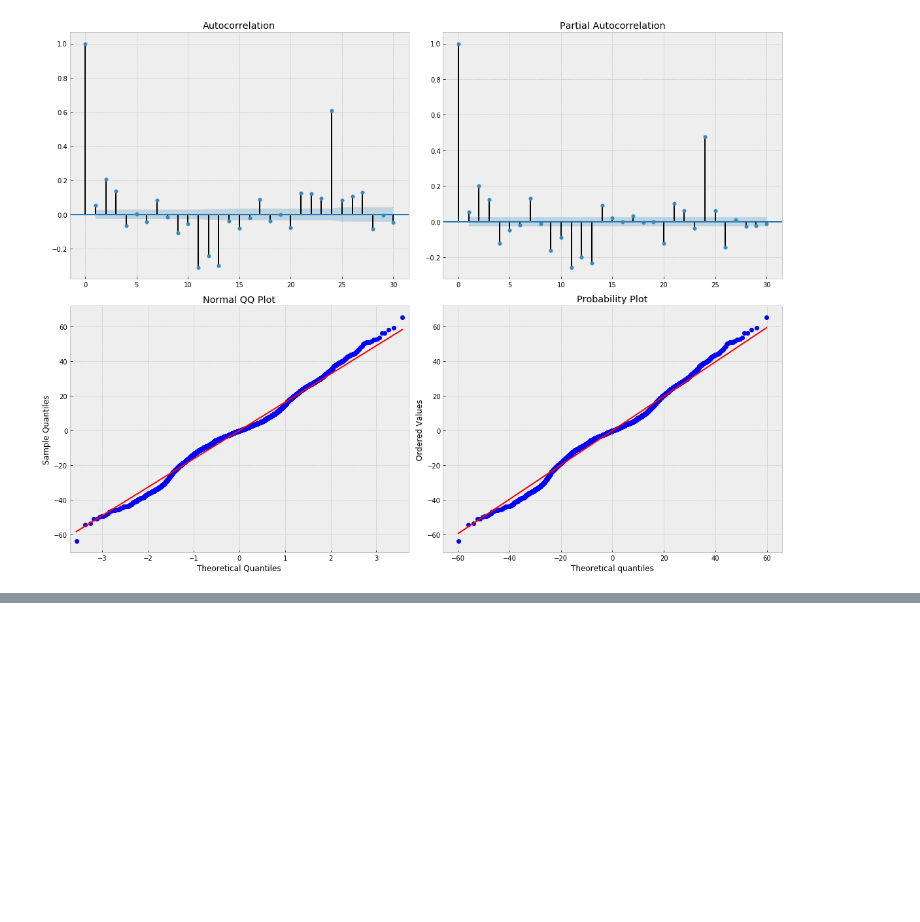
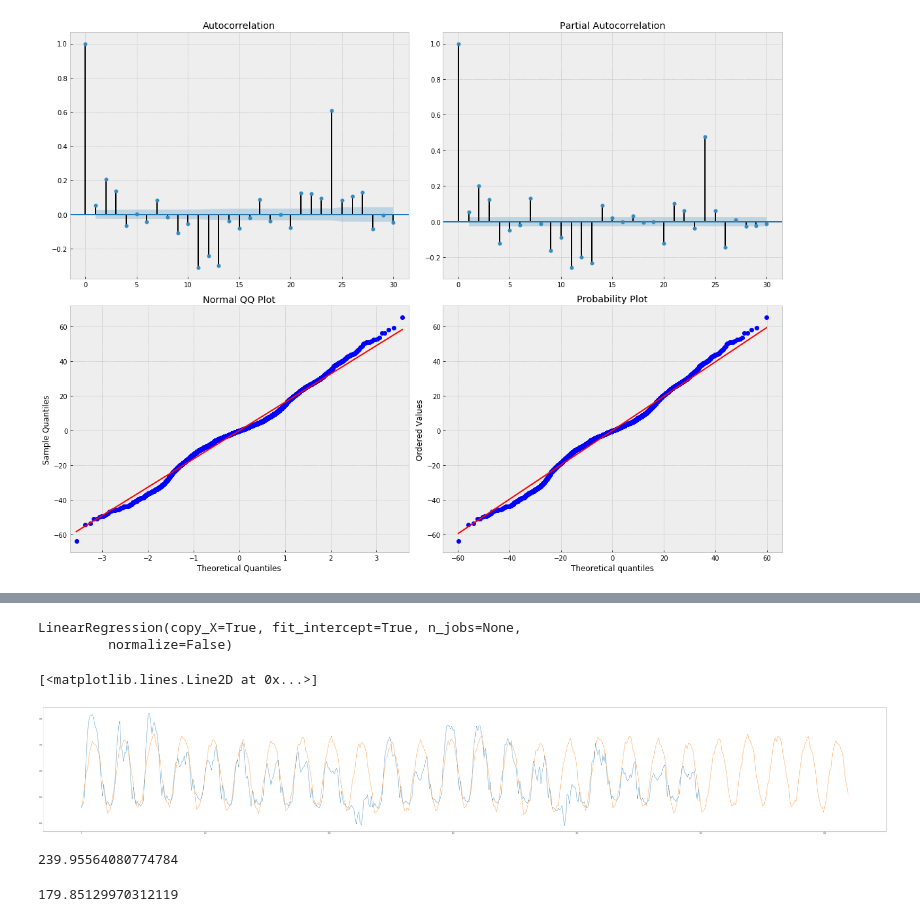
Before and after one commit to Battleman/perfeval, a Jupyter notebook: Lab4/Lab4.ipynb, the cells around one changed output, grey strips where cells are left out. Drawn from its saved outputs; the diff is of its cells as text; code cells hidden in the pictures; blank space fills up the shorter version.

Commit message:
predictions week ok

```diff
--- a/Lab4/Lab4.ipynb
+++ b/Lab4/Lab4.ipynb
@@ -173,0 +186,25 @@ ax.legend(loc="best");
+# %%
+df_week = df[((df.index//24)%7 > 0) & ((df.index//24)%7 < 6)]
+df_weekend = df[((df.index//24)%7 == 1) & ((df.index//24)%7 == 6)]
+# %%
+df_week_no_holidays = df_week[(df_week.date < start_winter_holidays) |
+                             ((df_week.date > end_winter_holidays) & (df_week.date < start_easter_holidays)) |
+                             (df_week.date > end_easter_holidays)]
+df_weekend_no_holidays = df_weekend[(df_weekend.date < start_winter_holidays) |
+                             ((df_weekend.date > end_winter_holidays) & (df_weekend.date < start_easter_holidays)) |
+                             (df_weekend.date > end_easter_holidays)]
+# %%
+week_x = construct_X(len(df_week_no_holidays))
+regr.fit(week_x[:-100], df_week_no_holidays.measure.values[:-100])
+# %% [output]
+LinearRegression(copy_X=True, fit_intercept=True, n_jobs=None,
+         normalize=False)
+# %%
+week_pred = regr.predict(construct_X(5*24 + len(df_week_no_holidays)))
+# %%
+plt.figure(figsize=(100,15))
+plt.plot(df_week_no_holidays.measure.values[-500:])
+plt.plot(week_pred[-500-5*24:])
+# %% [output]
+[<matplotlib.lines.Line2D at 0x...>]
+[figure, added]
@@ -173,0 +215,8 @@ ax.legend(loc="best");
+# %%
+week_pred[len(df_week_no_holidays) + target_1_inweek]
+# %% [output]
+239.95564080774784
+# %%
+week_pred[len(df_week_no_holidays) + target_2_inweek]
+# %% [output]
+179.85129970312119
```
Also changed, not shown: parts of 9 cells of this notebook.
